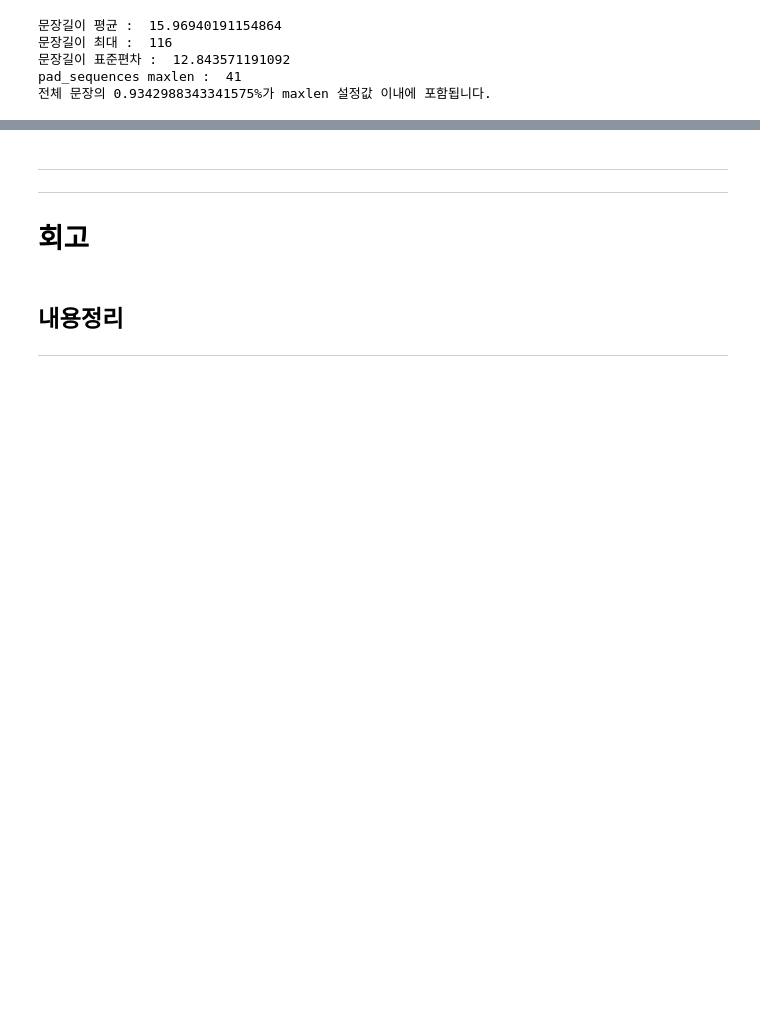
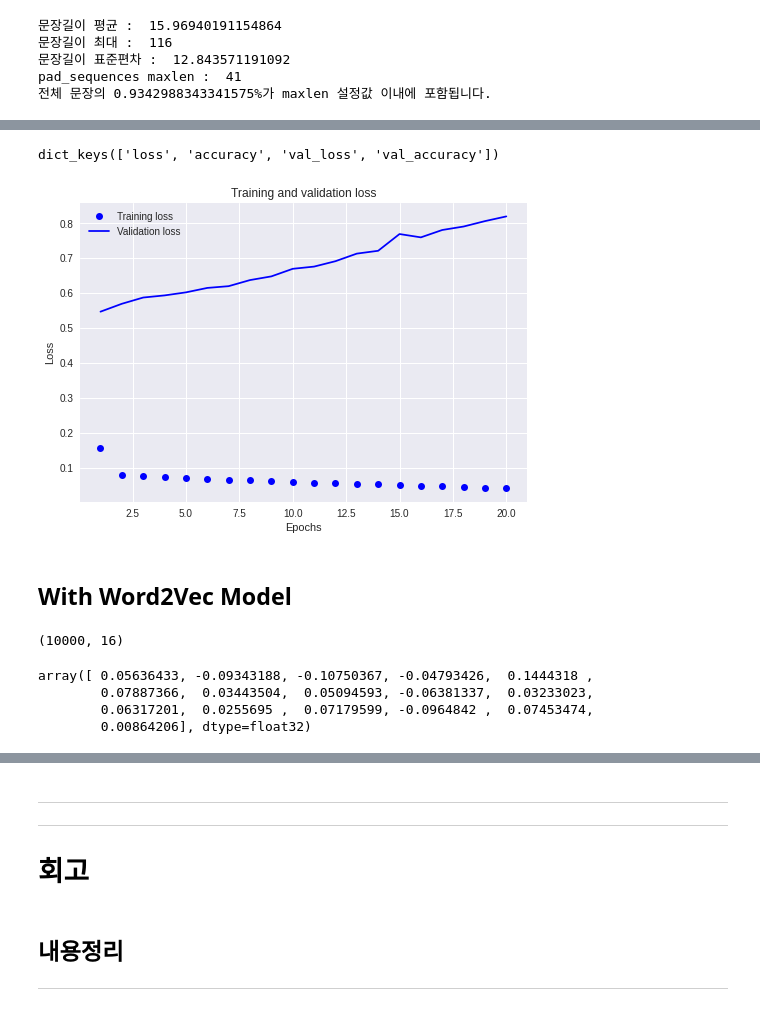
Before and after one commit to jujemu/Aiffel, a Jupyter notebook: EX/Ex-9/[Ex-9]Movie_Review.ipynb, the cells around one changed output, grey strips where cells are left out. Drawn from its saved outputs; the diff is of its cells as text; code cells hidden in the pictures; blank space fills up the shorter version.

```diff
--- a/EX/Ex-9/[Ex-9]Movie_Review.ipynb
+++ b/EX/Ex-9/[Ex-9]Movie_Review.ipynb
@@ -185,0 +240,11 @@ KeyError: '<PAD>'
+# %%
+# validation set 10000건 분리
+x_val = x_train[:10000]
+y_val = y_train[:10000]
+
+# validation set을 제외한 나머지 15000건
+partial_x_train = x_train[10000:]
+partial_y_train = y_train[10000:]
+
+print(partial_x_train.shape)
+print(partial_y_train.shape)
@@ -185,0 +254,13 @@ KeyError: '<PAD>'
+# %%
+model.compile(optimizer='adam',
+              loss='binary_crossentropy',
+              metrics=['accuracy'])
+
+epochs=20  # 몇 epoch를 훈련하면 좋을지 결과를 보면서 바꾸어 봅시다.
+
+history = model.fit(partial_x_train,
+                    partial_y_train,
+                    epochs=epochs,
+                    batch_size=2048,
+                    validation_data=(x_val, y_val),
+                    verbose=1)
@@ -185,0 +285,35 @@ KeyError: '<PAD>'
+# %%
+history_dict = history.history
+print(history_dict.keys()) # epoch에 따른 그래프를 그려볼 수 있는 항목들
+# %% [output]
+dict_keys(['loss', 'accuracy', 'val_loss', 'val_accuracy'])
+# %%
+history_dict = history.history
+
+acc = history_dict['accuracy']
+val_acc = history_dict['val_accuracy']
+loss = history_dict['loss']
+val_loss = history_dict['val_loss']
+
+epochs = range(1, len(acc) + 1)
+
+# "bo"는 "파란색 점"입니다
+plt.plot(epochs, loss, 'bo', label='Training loss')
+# b는 "파란 실선"입니다
+plt.plot(epochs, val_loss, 'b', label='Validation loss')
+plt.title('Training and validation loss')
+plt.xlabel('Epochs')
+plt.ylabel('Loss')
+plt.legend()
+
+plt.show()
+# %% [output]
+[figure, added]
+# %% [markdown]
+## With Word2Vec Model
+# %%
+embedding_layer = model.layers[0]
+weights = embedding_layer.get_weights()[0]
+print(weights.shape)    # shape: (vocab_size, embedding_dim)
+# %% [output]
+(10000, 16)
@@ -185,0 +331,11 @@ KeyError: '<PAD>'
+# %%
+from gensim.models.keyedvectors import Word2VecKeyedVectors
+
+word_vectors = Word2VecKeyedVectors.load_word2vec_format(word2vec_file_path, binary=False)
+vector = word_vectors['사랑']
+vector
+# %% [output]
+array([ 0.05636433, -0.09343188, -0.10750367, -0.04793426,  0.1444318 ,
+        0.07887366,  0.03443504,  0.05094593, -0.06381337,  0.03233023,
+        0.06317201,  0.0255695 ,  0.07179599, -0.0964842 ,  0.07453474,
+        0.00864206], dtype=float32)
```
Also changed, not shown: parts of 28 cells of this notebook.
